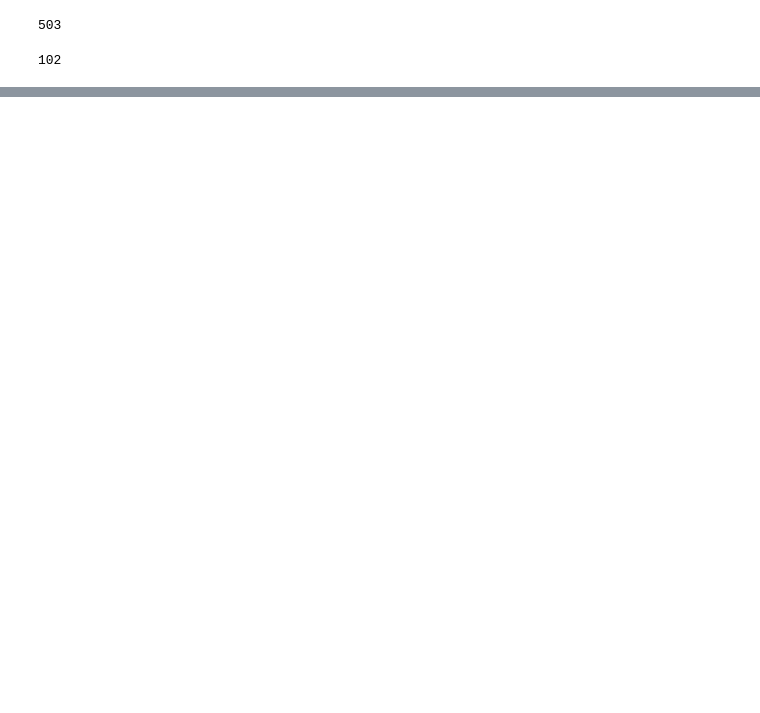
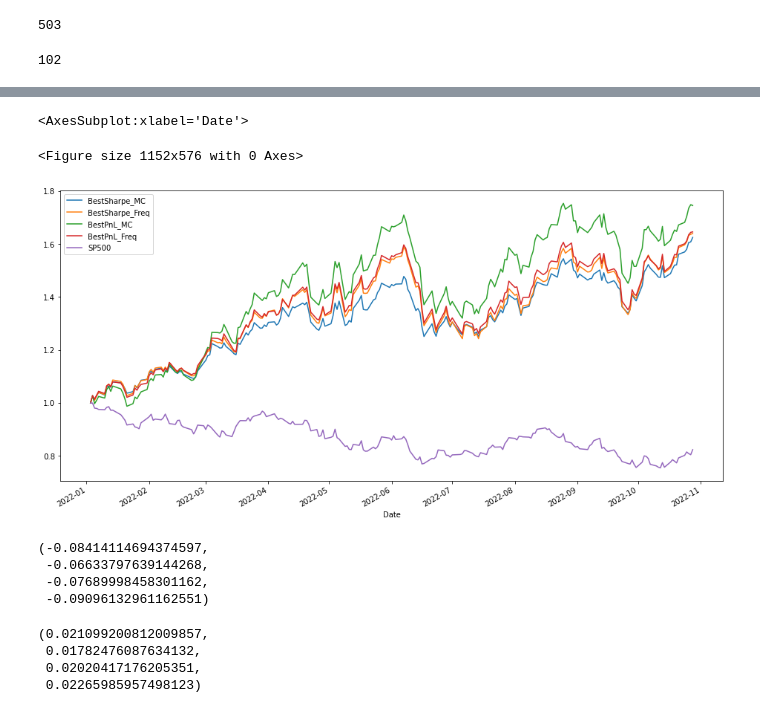
Before and after one commit to chantomkit/4061_backup, a Jupyter notebook: project_B/mc_portfolio.ipynb, the cells around one changed output, grey strips where cells are left out. Drawn from its saved outputs; the diff is of its cells as text; code cells hidden in the pictures; blank space fills up the shorter version.

```diff
--- a/project_B/mc_portfolio.ipynb
+++ b/project_B/mc_portfolio.ipynb
@@ -69,0 +90,38 @@ portfolio.DailyPercentageReturn.mean()
+# %%
+my_best_stocks2 = hist_df.tail(bestk).stock.values
+f_weights2 = (hist_df.tail(bestk).freq / hist_df.tail(bestk).freq.sum()).values
+p.mc_weight_choice(my_best_stocks2, iter=5000, by='pnl')
+mc_weights2 = p.best_weights
+# %%
+from main import build_portfolio, init_weight_choice
+fig = plt.figure(figsize=(16,8))
+
+bsharpe_mc = build_portfolio(norm_return, 1e6, my_best_stocks1 , mc_weights1)
+bsharpe_f = build_portfolio(norm_return, 1e6, my_best_stocks1 , f_weights1)
+
+bpnl_mc = build_portfolio(norm_return, 1e6, my_best_stocks2 , mc_weights2)
+bpnl_f = build_portfolio(norm_return, 1e6, my_best_stocks2 , f_weights2)
+
+spy_PerPos = spy['Adj Close'] / spy['Adj Close'].iloc[0]
+
+super_df = pd.concat([bsharpe_mc.PercentagePos, bsharpe_f.PercentagePos, bpnl_mc.PercentagePos, bpnl_f.PercentagePos, spy_PerPos], axis=1)
+super_df.columns = ['BestSharpe_MC', 'BestSharpe_Freq', 'BestPnL_MC', 'BestPnL_Freq', 'SP500']
+super_df.plot(figsize=(16,8))
+# %% [output]
+<AxesSubplot:xlabel='Date'>
+<Figure size 1152x576 with 0 Axes>
+[figure, added]
+# %%
+bsharpe_f.DailyPercentageReturn.min(), bsharpe_mc.DailyPercentageReturn.min(), bpnl_f.DailyPercentageReturn.min(), bpnl_mc.DailyPercentageReturn.min()
+# %% [output]
+(-0.08414114694374597,
+ -0.06633797639144268,
+ -0.07689998458301162,
+ -0.09096132961162551)
+# %%
+bsharpe_f.DailyPercentageReturn.std(), bsharpe_mc.DailyPercentageReturn.std(), bpnl_f.DailyPercentageReturn.std(), bpnl_mc.DailyPercentageReturn.std()
+# %% [output]
+(0.021099200812009857,
+ 0.01782476087634132,
+ 0.02020417176205351,
+ 0.02265985957498123)
```
Also changed, not shown: parts of 17 cells of this notebook, 11 other files.
